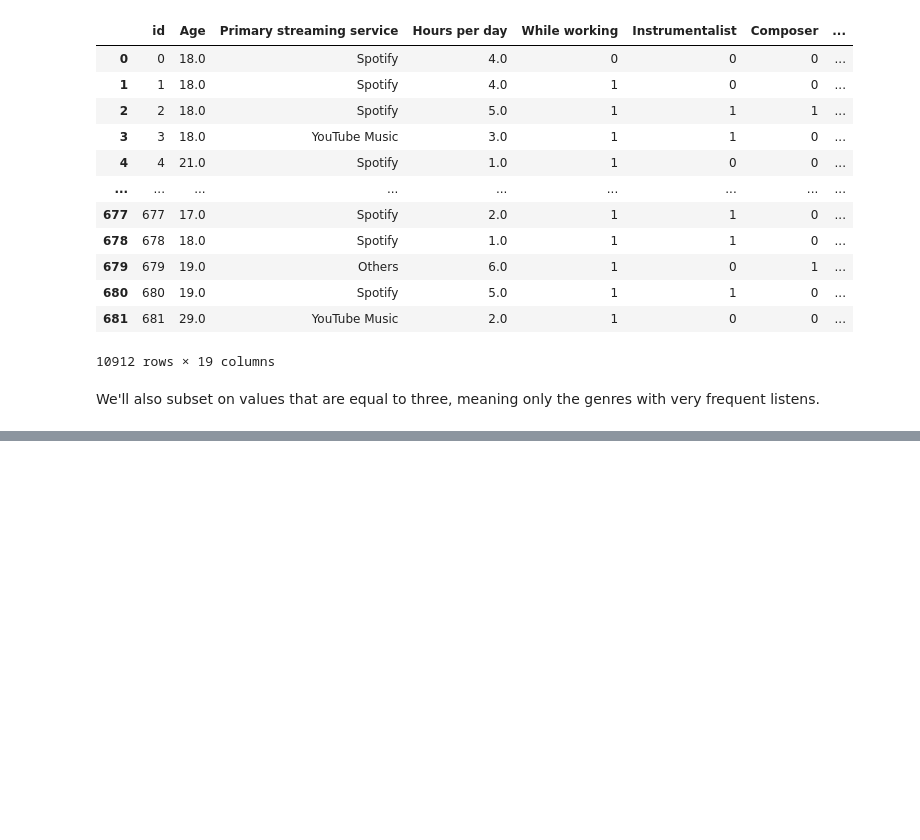
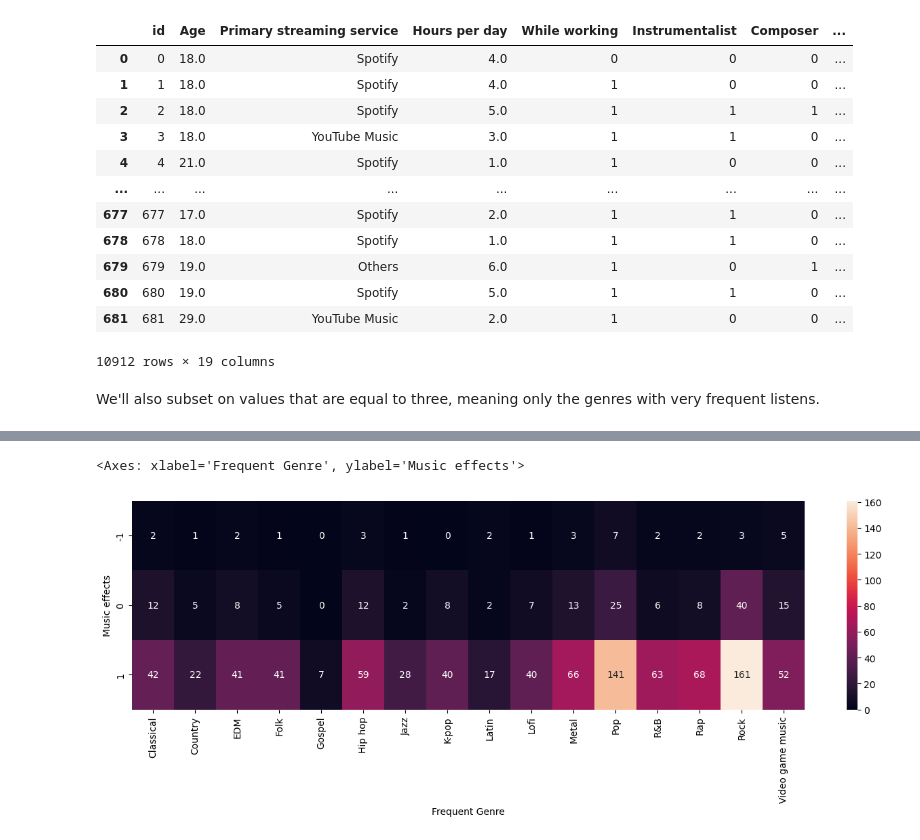
Before and after one commit to mlcuadra1/Mental-Health-x-Music-EDA, a Jupyter notebook: notebooks/Script 2 - EDA.ipynb, the cells around one changed output, grey strips where cells are left out. Saved outputs shown, nothing was run; the diff lists cells and outputs as text; code cells hidden in the pictures; blank space fills up the shorter version.

```diff
--- a/notebooks/Script 2 - EDA.ipynb
+++ b/notebooks/Script 2 - EDA.ipynb
@@ -297,0 +297,16 @@ gen_genre_pivoted_df
+# %%
+subset_anxiety_df = mapped_df[(mapped_df['Anxiety']>5) & (mapped_df['Frequency']==3)]
+
+subset_effect_genre_df = subset_anxiety_df[['Music effects', 'Frequent Genre', 'Frequency']]
+# subset_effect_genre_df
+
+effect_genre_pivoted_df = pd.pivot_table(subset_effect_genre_df, index='Music effects', columns='Frequent Genre', values= 'Frequency', aggfunc='count')
+effect_genre_pivoted_df.fillna(0, inplace=True)
+
+# # gen_genre_pivoted_df
+
+fig, ax0 = plt.subplots(figsize=figsize1_2)
+sns.heatmap(effect_genre_pivoted_df, annot=True, fmt='.3g')
+# %% [output]
+<Axes: xlabel='Frequent Genre', ylabel='Music effects'>
+[figure, added]
```
Also changed, not shown: parts of 6 cells of this notebook.
